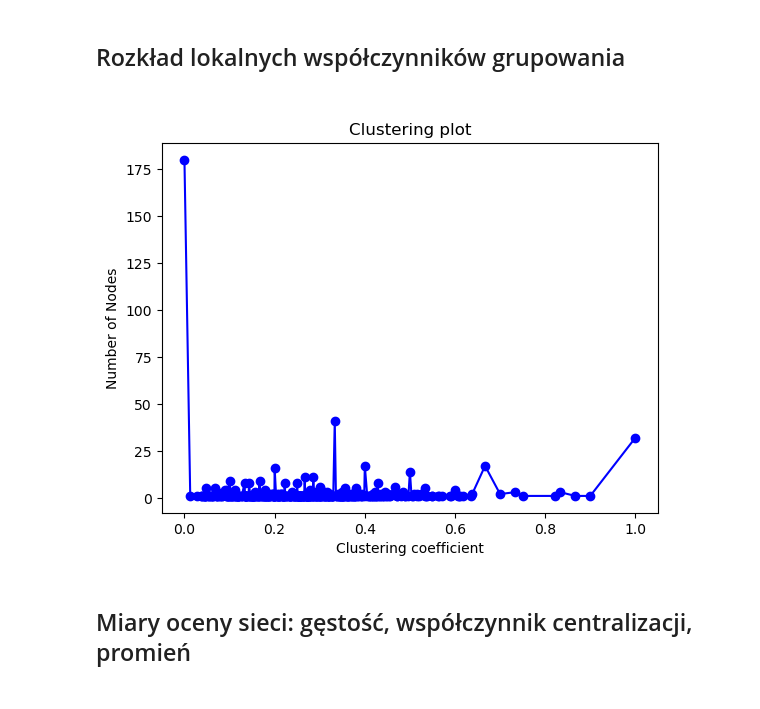
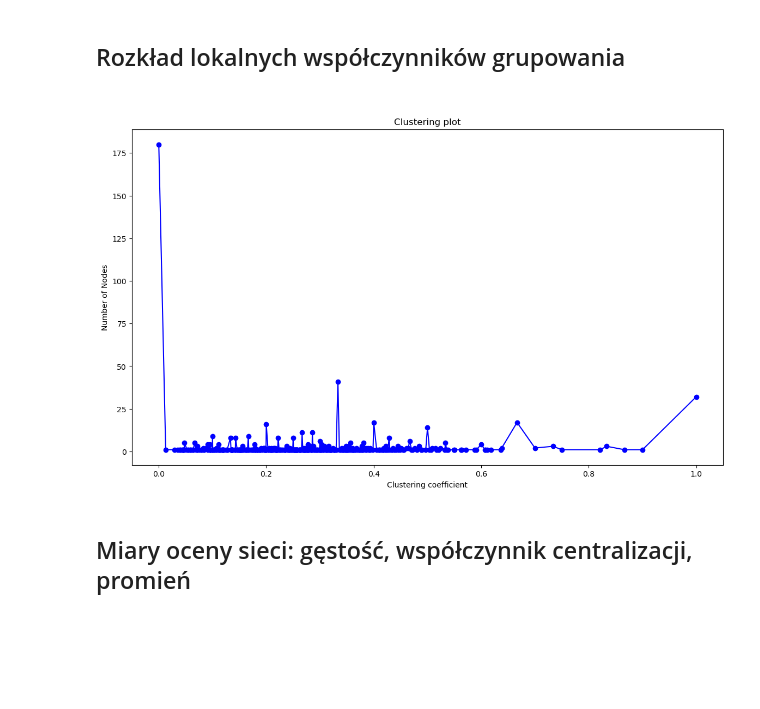
Before and after one commit to Yorlock/AIESS, a Jupyter notebook: Twitch-graph analysis.ipynb, the cells around one changed output. Saved outputs shown, nothing was run; the diff lists cells and outputs as text; code cells hidden in the pictures; blank space fills up the shorter version.

```diff
--- a/Twitch-graph analysis.ipynb
+++ b/Twitch-graph analysis.ipynb
@@ -114,13 +109,14 @@ plt.show()
 # %%
 clusters = nx.clustering(twitch_graph)
 # %%
+plt.figure(figsize=(14, 8))
 plt.plot(*np.unique(list(clusters.values()), return_counts=True), "b-", marker="o")
 plt.title("Clustering plot")
 plt.xlabel("Clustering coefficient")
 plt.ylabel("Number of Nodes")
 plt.show()
 # %% [output]
-[figure, old version]
+[figure, new version]
 # %% [markdown]
 <h2>Miary oceny sieci: gęstość, współczynnik centralizacji, promień<h2>
 # %%
```
Also changed, not shown: parts of 9 cells of this notebook.
